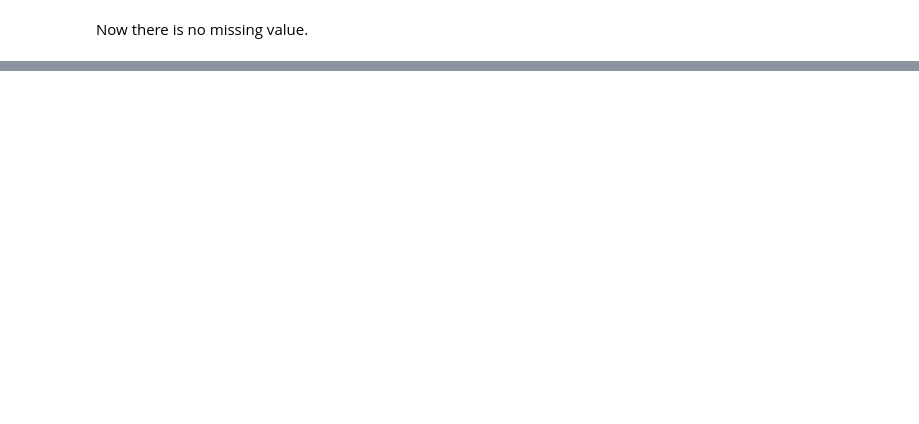
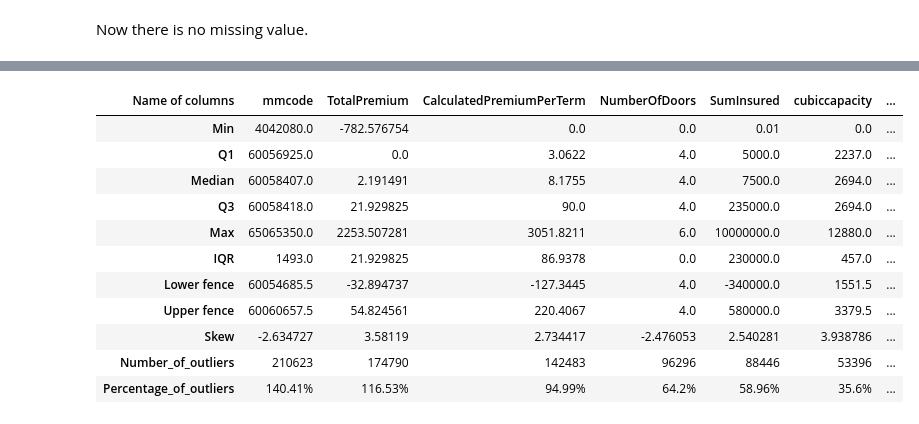
Before and after one commit to bettyabay/AlphaCare-Insurance-Analysis, a Jupyter notebook: notebooks/Descriptive_Analysis.ipynb, the cells around one changed output, grey strips where cells are left out. Drawn from its saved outputs; the diff is of its cells as text; code cells hidden in the pictures; blank space fills up the shorter version.

```diff
--- a/notebooks/Descriptive_Analysis.ipynb
+++ b/notebooks/Descriptive_Analysis.ipynb
@@ -307,0 +371,15 @@ Now there is no missing value.
+# %%
+outlier_handler.getOverview(columns)
+# %% [output]
+| Name of columns | mmcode | TotalPremium | CalculatedPremiumPerTerm | NumberOfDoors | SumInsured | cubiccapacity | ... |
+| Min | 4042080.0 | -782.576754 | 0.0 | 0.0 | 0.01 | 0.0 | ... |
+| Q1 | 60056925.0 | 0.0 | 3.0622 | 4.0 | 5000.0 | 2237.0 | ... |
+| Median | 60058407.0 | 2.191491 | 8.1755 | 4.0 | 7500.0 | 2694.0 | ... |
+| Q3 | 60058418.0 | 21.929825 | 90.0 | 4.0 | 235000.0 | 2694.0 | ... |
+| Max | 65065350.0 | 2253.507281 | 3051.8211 | 6.0 | 10000000.0 | 12880.0 | ... |
+| IQR | 1493.0 | 21.929825 | 86.9378 | 0.0 | 230000.0 | 457.0 | ... |
+| Lower fence | 60054685.5 | -32.894737 | -127.3445 | 4.0 | -340000.0 | 1551.5 | ... |
+| Upper fence | 60060657.5 | 54.824561 | 220.4067 | 4.0 | 580000.0 | 3379.5 | ... |
+| Skew | -2.634727 | 3.58119 | 2.734417 | -2.476053 | 2.540281 | 3.938786 | ... |
+| Number_of_outliers | 210623 | 174790 | 142483 | 96296 | 88446 | 53396 | ... |
+| Percentage_of_outliers | 140.41% | 116.53% | 94.99% | 64.2% | 58.96% | 35.6% | ... |
```
Also changed, not shown: parts of 57 cells of this notebook.
